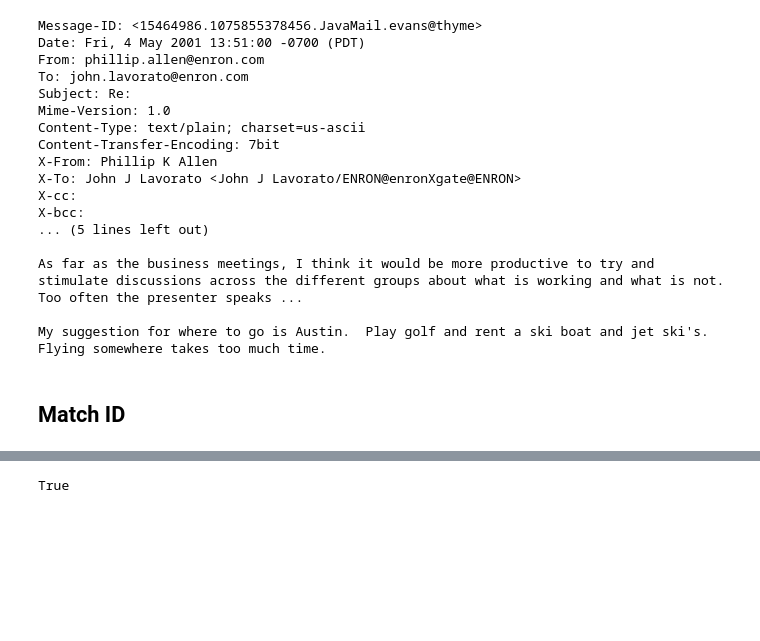
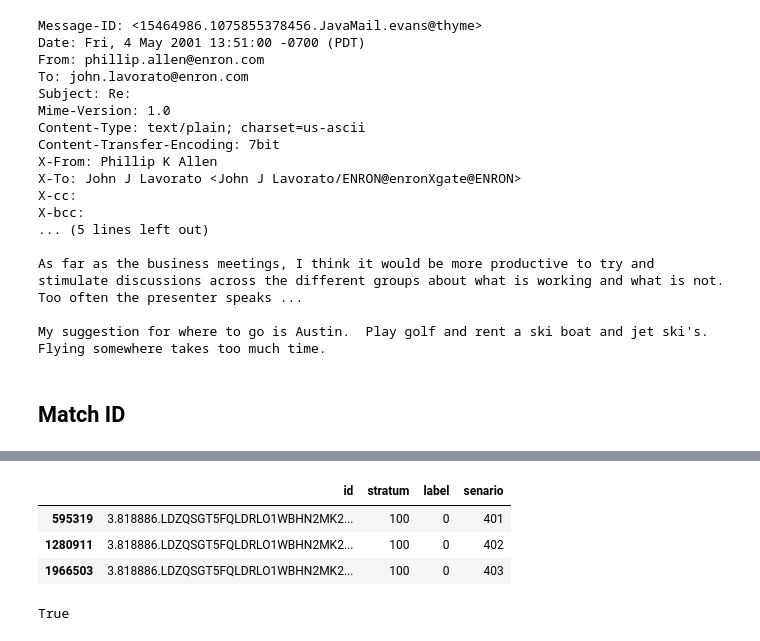
Before and after one commit to xingfanxia/comps_ediscovery, a Jupyter notebook: w2v.ipynb, the cells around one changed output, grey strips where cells are left out. Saved outputs shown, nothing was run; the diff lists cells and outputs as text; code cells hidden in the pictures; blank space fills up the shorter version.

```diff
--- a/w2v.ipynb
+++ b/w2v.ipynb
@@ -130,0 +153,7 @@ ids.head()
+# %%
+ids.loc[ids['id'] == '3.818886.LDZQSGT5FQLDRLO1WBHN2MK2DFSDVTACA']
+# %% [output]
+|  | id | stratum | label | senario |
+| 595319 | 3.818886.LDZQSGT5FQLDRLO1WBHN2MK2... | 100 | 0 | 401 |
+| 1280911 | 3.818886.LDZQSGT5FQLDRLO1WBHN2MK2... | 100 | 0 | 402 |
+| 1966503 | 3.818886.LDZQSGT5FQLDRLO1WBHN2MK2... | 100 | 0 | 403 |
```
Also changed, not shown: parts of 11 cells of this notebook.
